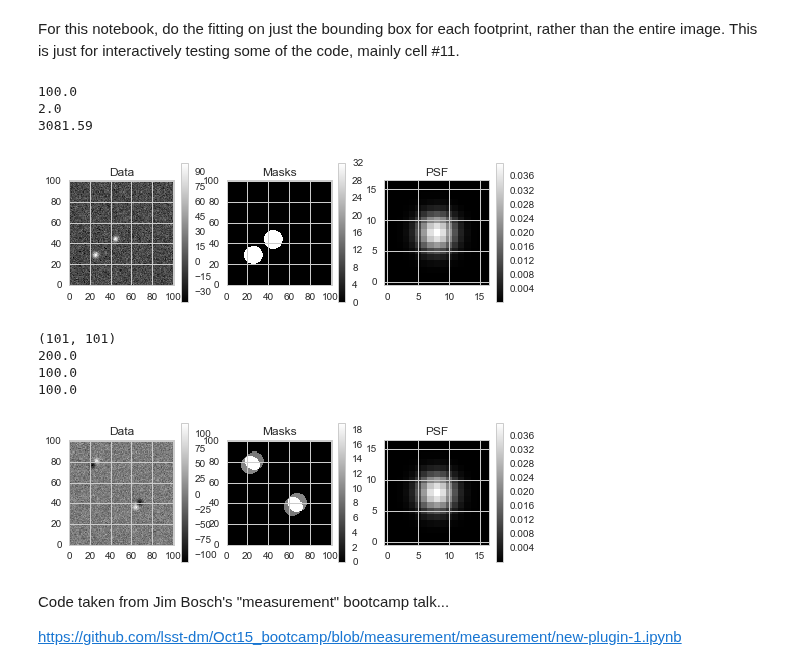
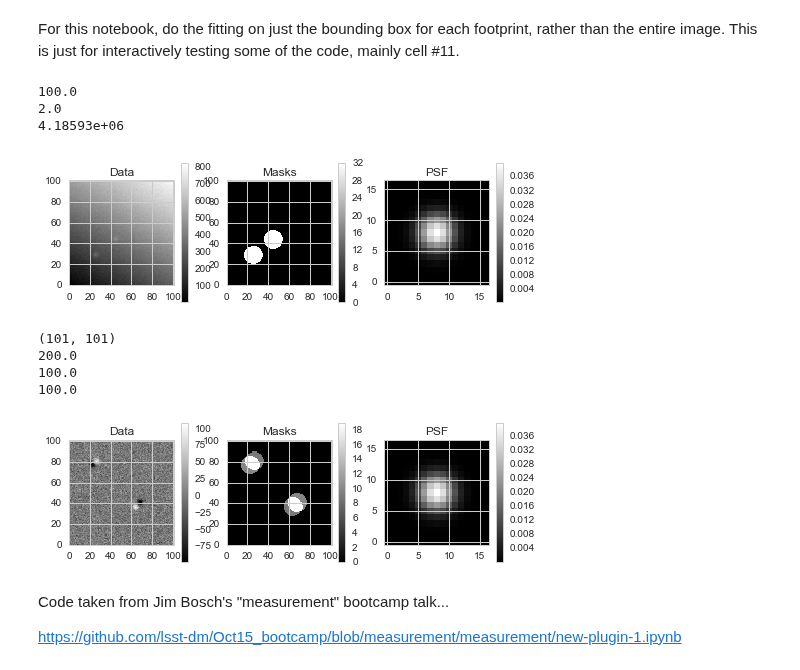
Before and after one commit to djreiss/lsst-dipole, a Jupyter notebook: notebooks/test_notebooks/plugin_and_algorithm/11. try writing the new dipole fitting plugin-finalize it-optimize it-tests.ipynb, the cells around one changed output. Drawn from its saved outputs; the diff is of its cells as text; code cells hidden in the pictures.

```diff
--- a/notebooks/test_notebooks/plugin_and_algorithm/11. try writing the new dipole fitting plugin-finalize it-optimize it-tests.ipynb
+++ b/notebooks/test_notebooks/plugin_and_algorithm/11. try writing the new dipole fitting plugin-finalize it-optimize it-tests.ipynb
@@ -93,41 +93,49 @@ import lsst.meas.modelfit as measMF
 # %%
 from lsst.meas.base.tests import TestDataset
 #from meas_base_tests import TestDataset   ## my slightly modified version
 import lsst.afw.geom as afwGeom
 
-def makeStarImage_lsst(w=101, h=101, xc=[15.3], yc=[18.6], flux=[2500], psfSigma=2., noise=1.0, schema=None):
+def makeStarImage_lsst(w=101, h=101, xc=[15.3], yc=[18.6], flux=[2500], psfSigma=2., noise=1.0,
+                       gradientParams=None, schema=None):
     bbox = afwGeom.Box2I(afwGeom.Point2I(0,0), afwGeom.Point2I(w-1, h-1))
     dataset = TestDataset(bbox, psfSigma=psfSigma, threshold=1.)
     for i in xrange(len(xc)):
         dataset.addSource(flux=flux[i], centroid=afwGeom.Point2D(xc[i], yc[i]))
     if schema is None:
         schema = TestDataset.makeMinimalSchema()
     exposure, catalog = dataset.realize(noise=noise, schema=schema)
+    if gradientParams is not None:
+        imgArr = exposure.getMaskedImage().getArrays()[0]
+        y, x = np.mgrid[:w, :h]
+        gp = gradientParams
+        gradient = gp[0] + gp[1] * x + gp[2] * y
+        imgArr += gradient
     return exposure, catalog
 
 ## Don't put sources too close to the edge!
 ## Test it on blended sources...
 #exposure, catalog = makeStarImage_lsst(xc=[15.3,34.2], yc=[18.6, 33.5], flux=[2500., 2345.], noise=10.)
-exposure, catalog = makeStarImage_lsst(xc=[25.3,44.2], yc=[28.6, 43.5], flux=[2500., 2345.], noise=10.)
+exposure, catalog = makeStarImage_lsst(xc=[25.3,44.2], yc=[28.6, 43.5], flux=[2500., 2345.],
+                                       noise=10., gradientParams=(10., 3., 5.))
 displayExposure(exposure, showPsf=True)
 print exposure.getMaskedImage().getArrays()[2].mean()
 print exposure.getPsf().computeShape().getDeterminantRadius()
 print exposure.getMaskedImage().getArrays()[0].sum()
 # %% [output]
 100.0
 2.0
-3081.59
+4.18593e+06
-[figure, old version]
+[figure, new version]
 # %%
 def makeDipoleImage_lsst(w=101, h=101, xcenPos=[27.], ycenPos=[25.], xcenNeg=[23.], ycenNeg=[25.], psfSigma=2.,
-                         flux=[30000.], fluxNeg=[None], noise=10.):
+                         flux=[30000.], fluxNeg=[None], noise=10., gradientParams=None):
 
     posImage, posCatalog = makeStarImage_lsst(w, h, xcenPos, ycenPos, flux=flux, psfSigma=psfSigma,
-                                              noise=noise)
+                                              noise=noise, gradientParams=gradientParams)
     if fluxNeg is None:
         fluxNeg = flux
     negImage, negCatalog = makeStarImage_lsst(w, h, xcenNeg, ycenNeg, flux=fluxNeg, psfSigma=psfSigma,
-                                              noise=noise)
+                                              noise=noise, gradientParams=gradientParams)
 
     dipole = posImage.clone()
     di = dipole.getMaskedImage()
@@ -149,7 +157,8 @@ yc = npa([38.6, 78.5])
 flux = npa([2500., 2345.])
 dipole, (posImage, posCatalog), (negImage, negCatalog) = \
     makeDipoleImage_lsst(xcenPos=xc + npa([-2., +2.]), ycenPos=yc + npa([-2., +2.]),
-                         xcenNeg=xc - npa([-2., +2.]), ycenNeg=yc - npa([-2., +2.]), flux=flux, fluxNeg=flux)
+                         xcenNeg=xc - npa([-2., +2.]), ycenNeg=yc - npa([-2., +2.]),
+                         flux=flux, fluxNeg=flux, gradientParams=(10., 3., 5.))
 displayExposure(dipole, showPsf=True)
 print dipole.getMaskedImage().getArrays()[0].shape
 print dipole.getMaskedImage().getArrays()[2].mean()
@@ -162,7 +171,7 @@ exposure = dipole
 200.0
 100.0
 100.0
-[figure, old version]
+[figure, new version]
 # %% [markdown]
 Code taken from Jim Bosch's "measurement" bootcamp talk...
 
```
Also changed, not shown: parts of 3 cells of this notebook.
